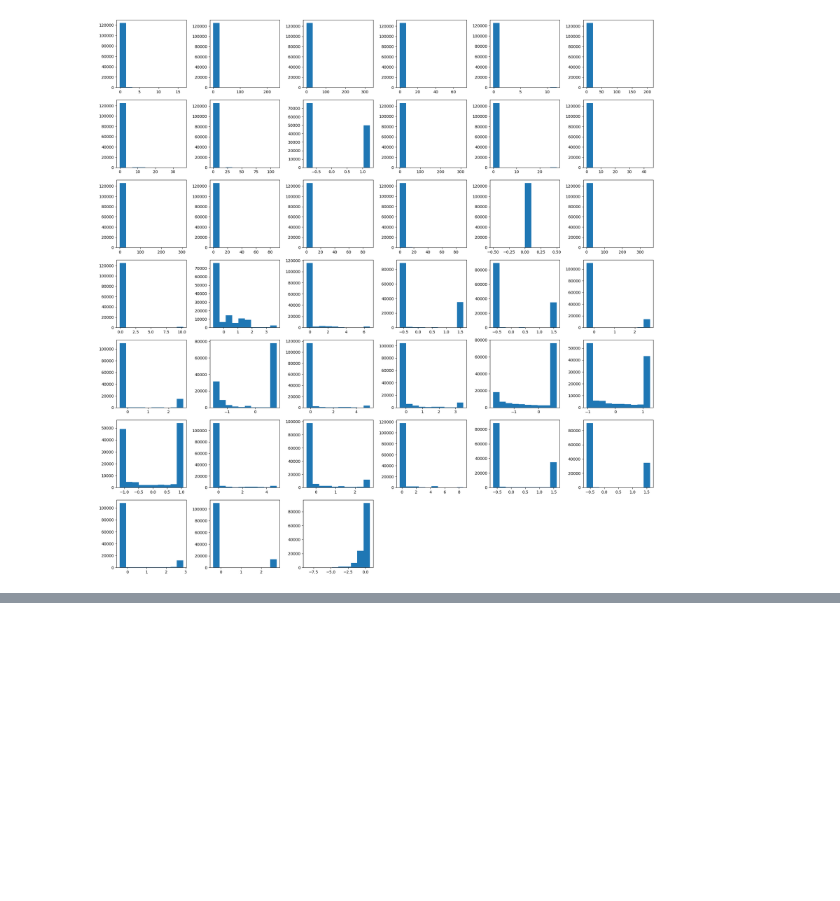
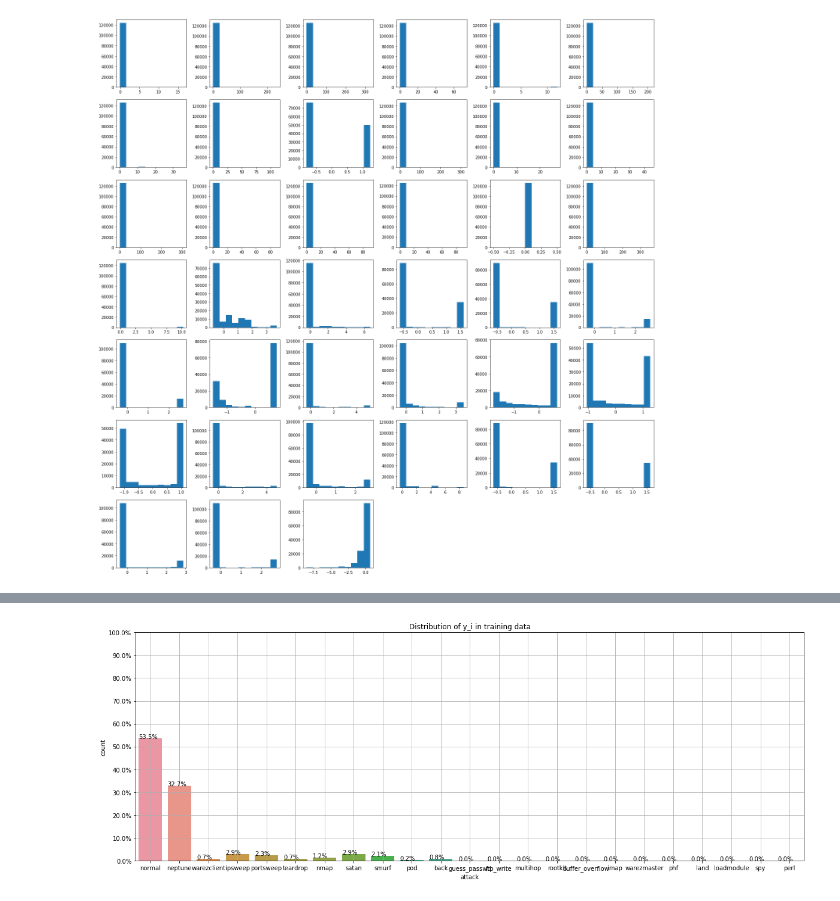
Before and after one commit to smidmatej/ML_project, a Jupyter notebook: main.ipynb, the cells around one changed output, grey strips where cells are left out. Drawn from its saved outputs; the diff is of its cells as text; code cells hidden in the pictures; blank space fills up the shorter version.

```diff
--- a/main.ipynb
+++ b/main.ipynb
@@ -178,0 +275,18 @@ print(f"No. of testing examples: {testing_data.shape[0]}")
+# %%
+f, ax = plt.subplots(figsize=(20,7))
+total = len(df) * 1
+
+ax = sns.countplot(x="attack", data=df)
+
+for p in ax.patches:
+        ax.annotate('{:.1f}%'.format(100*p.get_height()/total), (p.get_x(), p.get_height()))
+
+ax.yaxis.set_ticks(np.linspace(0, total, 11))
+
+ax.set_yticklabels(map('{:.1f}%'.format, 100*ax.yaxis.get_majorticklocs()/total))
+
+plt.title("Distribution of y_i in training data")
+plt.grid()
+plt.show()
+# %% [output]
+[figure, added]
```
Also changed, not shown: parts of 35 cells of this notebook.
